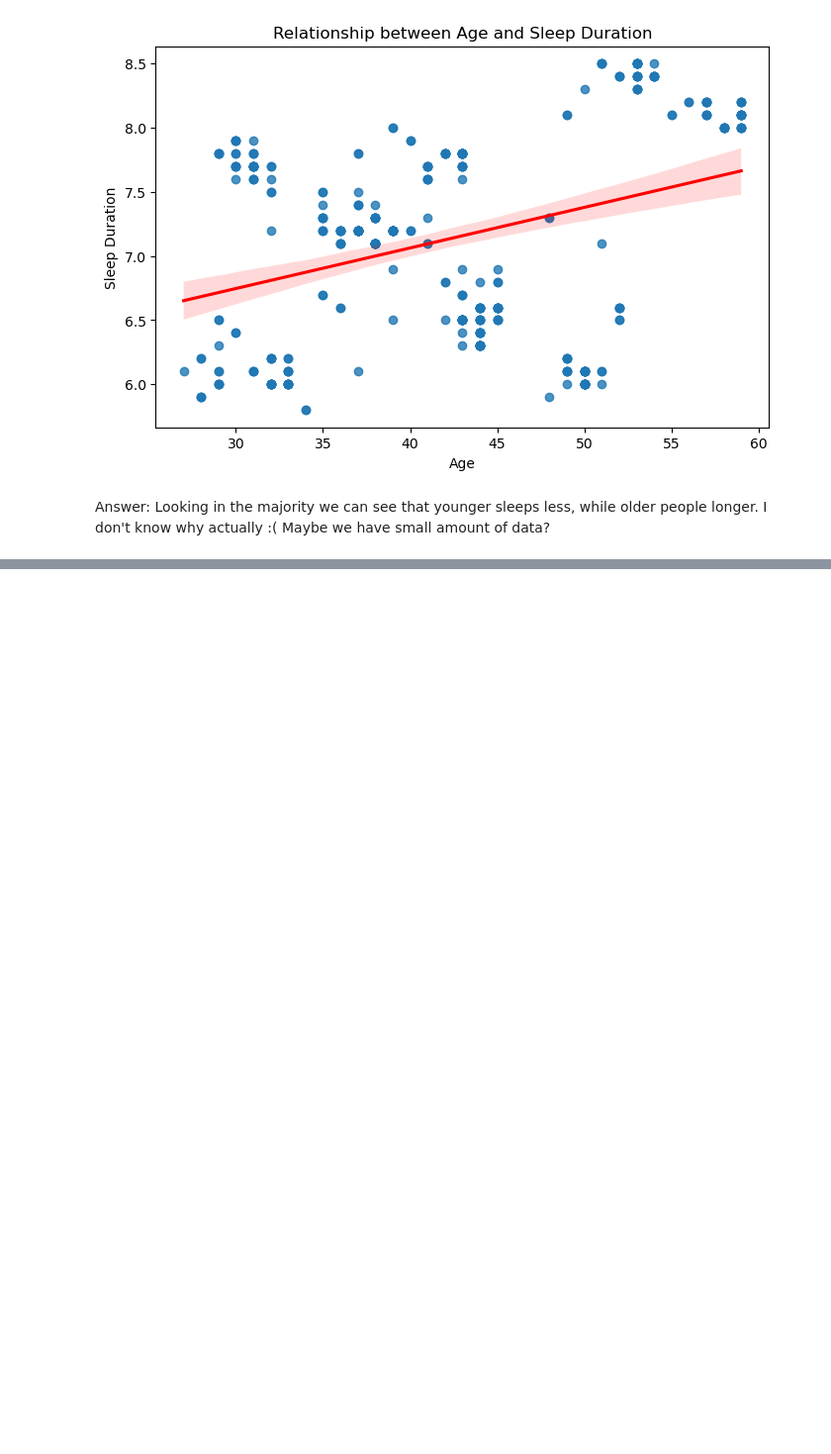
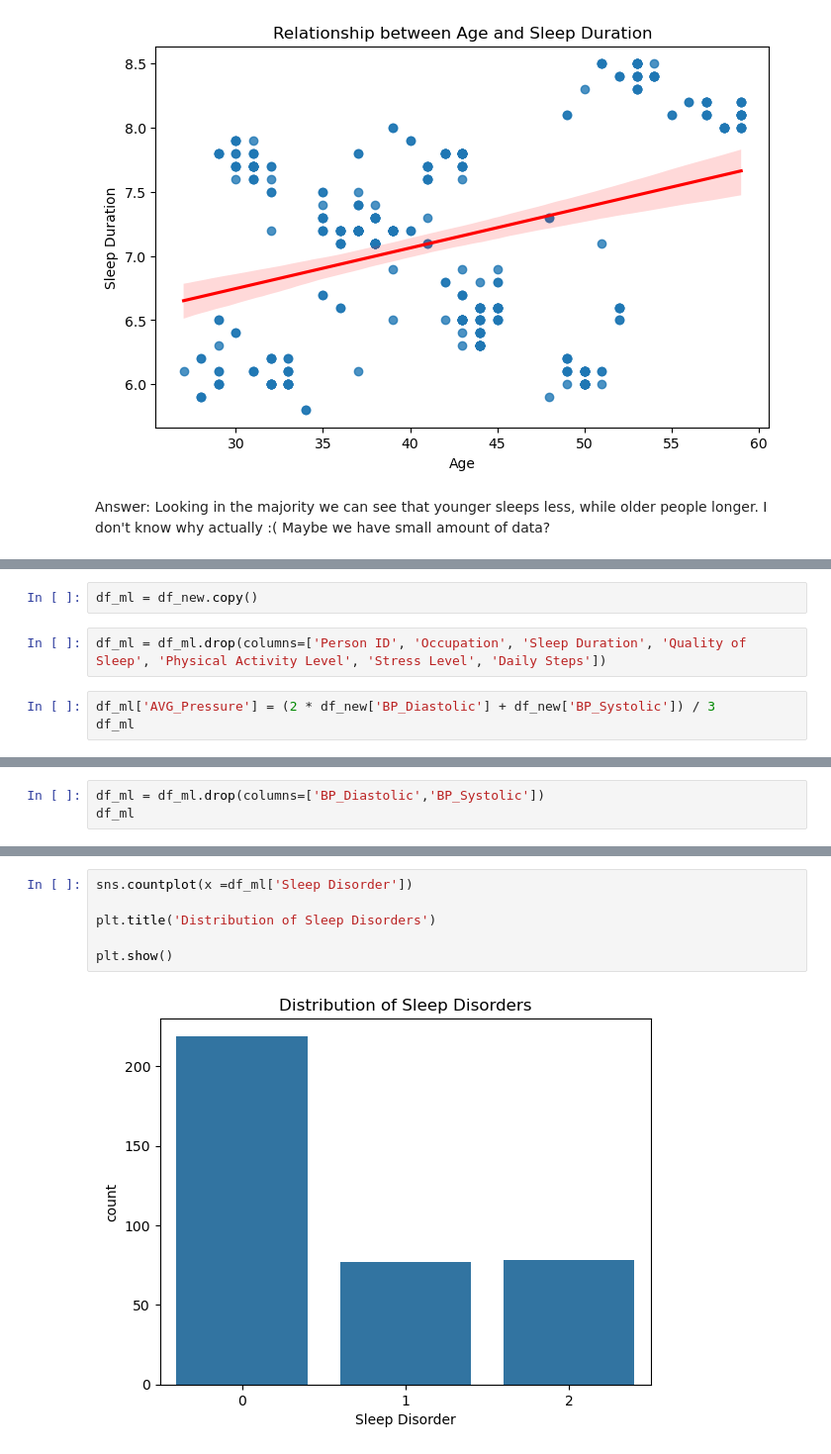
Before and after one commit to Havrylov-Serhii/Sleep_Health_and_Lifestyle, a Jupyter notebook: sleeping.ipynb, the cells around one changed output, grey strips where cells are left out. Shown at 99% size. Cells and saved outputs as stored; diff of their text form; blank space fills up the shorter version.

```diff
--- a/sleeping.ipynb
+++ b/sleeping.ipynb
@@ -377,0 +401,7 @@ Answer: Looking in the majority we can see that younger sleeps less, while older
+# %%
+df_ml = df_new.copy()
+# %%
+df_ml = df_ml.drop(columns=['Person ID', 'Occupation', 'Sleep Duration', 'Quality of Sleep', 'Physical Activity Level', 'Stress Level', 'Daily Steps'])
+# %%
+df_ml['AVG_Pressure'] = (2 * df_new['BP_Diastolic'] + df_new['BP_Systolic']) / 3
+df_ml
@@ -377,0 +422,3 @@ Answer: Looking in the majority we can see that younger sleeps less, while older
+# %%
+df_ml = df_ml.drop(columns=['BP_Diastolic','BP_Systolic'])
+df_ml
@@ -377,0 +449,8 @@ Answer: Looking in the majority we can see that younger sleeps less, while older
+# %%
+sns.countplot(x =df_ml['Sleep Disorder'])
+
+plt.title('Distribution of Sleep Disorders')
+
+plt.show()
+# %% [output]
+[figure, added]
```
Also changed, not shown: parts of 35 cells of this notebook.
